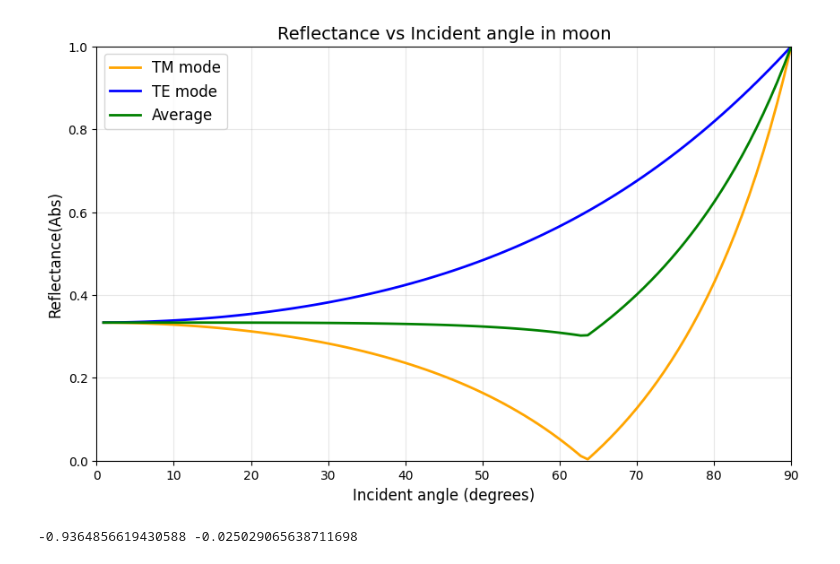
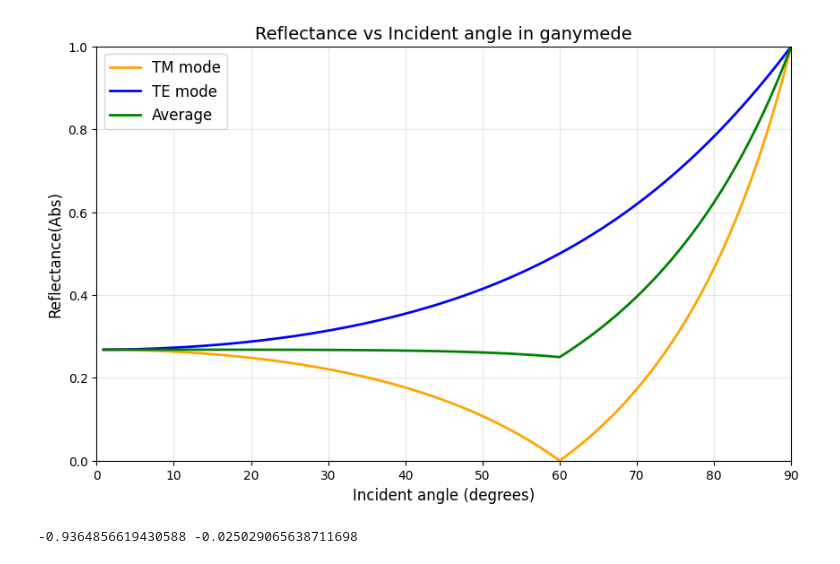
Before and after one commit to AyutoK/sphere_ref, a Jupyter notebook: reflec_rate.ipynb, the cells around one changed output. Cells and saved outputs as stored; diff of their text form; code cells hidden in the pictures.

```diff
--- a/reflec_rate.ipynb
+++ b/reflec_rate.ipynb
@@ -102,7 +102,7 @@ Rave, Rave2
 d = np.array([0, -1, 0])
 
 # パラメータ設定 e0: 真空の誘電率, e1: 氷層の誘電率
-target = "moon" # "moon" or "ganymede"
+target = "ganymede" # "moon" or "ganymede"
 
 #e0, e1 = get_default_param(target) # ここがちがう!! e1→e0, e2→e1になっとる!! ついにみつけた!!
 e0 = 1.0
@@ -116,34 +116,34 @@ Rtm_list = []
 Rte_list = []
 Rave_list = []
 
 for theta_s in theta_s_range:
     # 円の表面法線ベクトル (入射角theta_sに対応)
     #n = np.array([np.sin(theta_s), np.cos(theta_s), 0])
 
     Rtm, Rte, Rave = get_reflection_rate_angle_srf(theta_s, e0, e1)
     Rtm_list.append(np.absolute(Rtm))  # 反射率 (パワー)
     Rte_list.append(np.absolute(Rte))
     Rave_list.append(np.absolute(Rave))  # 反射率 (パワー)
 
 #Rave_list = [(Rtm + Rte)/2 for Rtm, Rte in zip(Rtm_list, Rte_list)]
 
 # 描画
 plt.figure(figsize=(10, 6))
 plt.plot(np.degrees(theta_s_range), Rtm_list, label='TM mode', linewidth=2, color="orange")
 plt.plot(np.degrees(theta_s_range), Rte_list, label='TE mode', linewidth=2, color="blue")
 plt.plot(np.degrees(theta_s_range), Rave_list, label='Average', linewidth=2, color="green")
 plt.xlabel('Incident angle (degrees)', fontsize=12)
 plt.ylabel('Reflectance(Abs)', fontsize=12)
 plt.title(f'Reflectance vs Incident angle in {target}', fontsize=14)
 plt.legend(fontsize=12)
 plt.grid(True, alpha=0.3)
 plt.xlim(0, 90)
 plt.ylim(0, 1)
 
 plt.savefig(f'./output_refl/reflectance_vs_incident_angle_{target}.png', dpi=300)
 plt.show()
 # %% [output]
-[figure, old version]
+[figure, new version]
 # %%
 spe_deg = 80
 spe_rad = spe_deg * np.pi / 180
```
Also changed, not shown: 1 other file.
